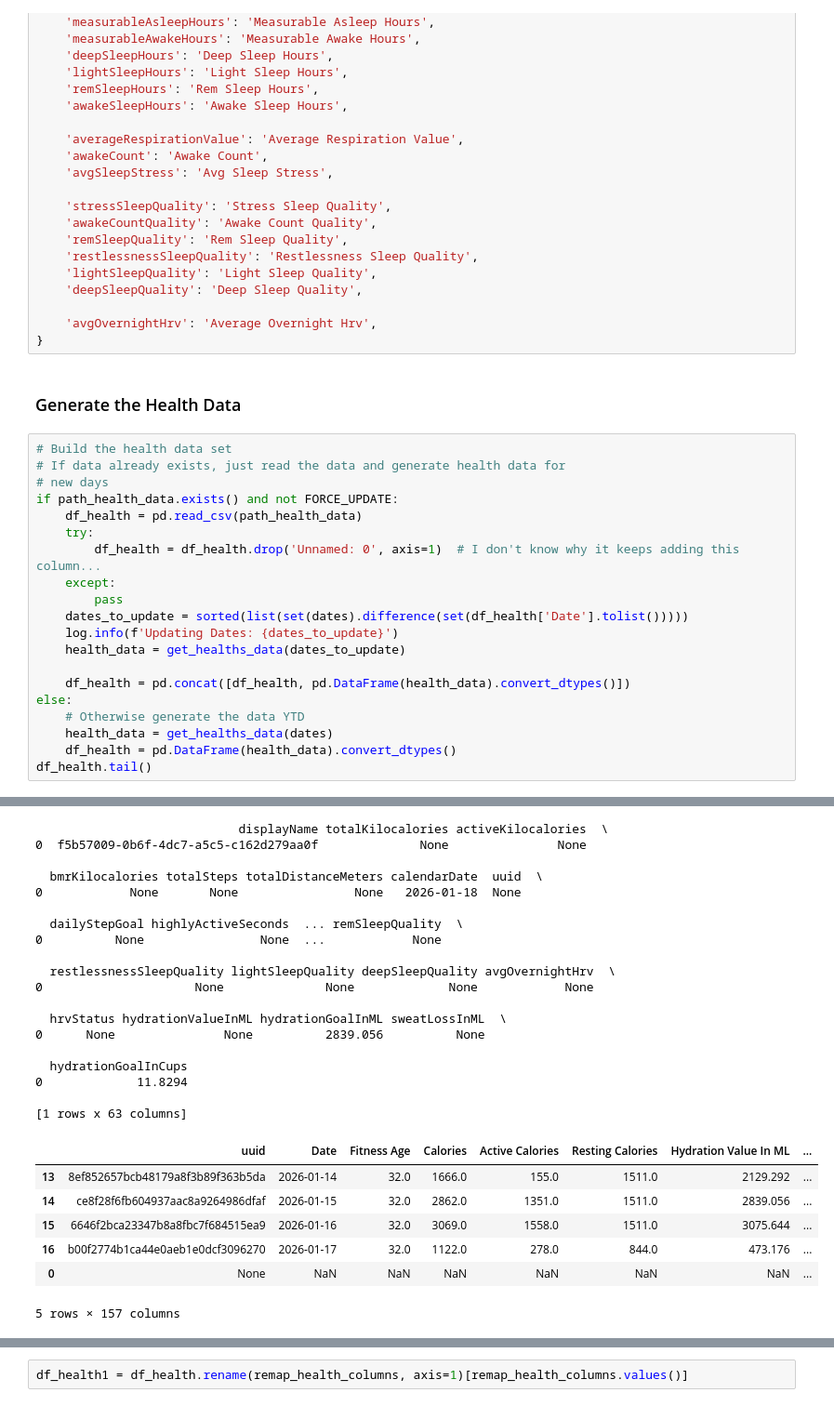
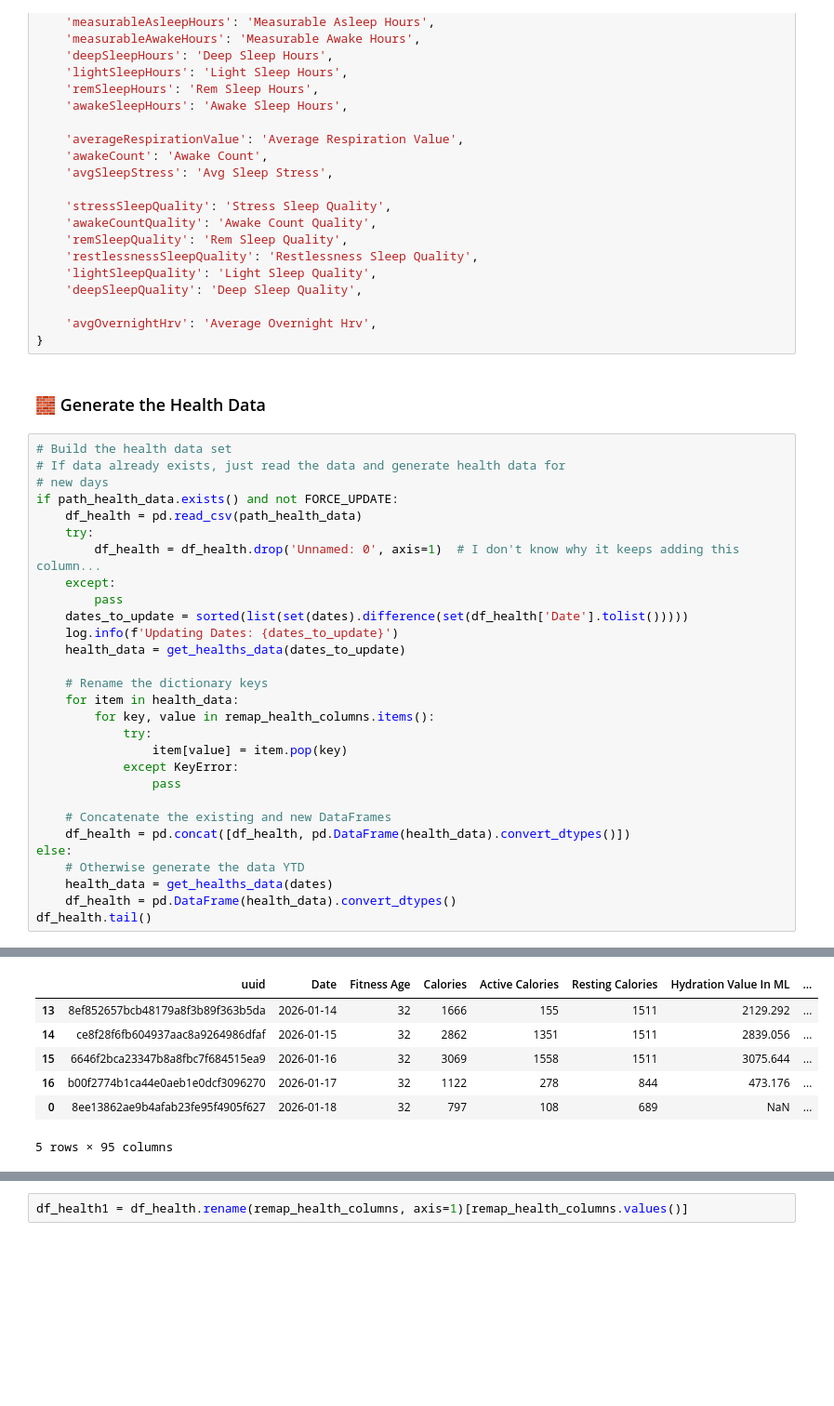
Before and after one commit to christophermagno/christophermagno, a Jupyter notebook: Projects/Personal Health Analysis/health_dataset.ipynb, the cells around one changed output, grey strips where cells are left out. Shown at 93% size. Saved outputs shown, nothing was run; the diff lists cells and outputs as text; blank space fills up the shorter version.

```diff
--- a/Projects/Personal Health Analysis/health_dataset.ipynb
+++ b/Projects/Personal Health Analysis/health_dataset.ipynb
@@ -868,7 +872,7 @@ remap_health_columns = {
     'avgOvernightHrv': 'Average Overnight Hrv',
 }
 # %% [markdown]
-### Generate the Health Data
+### 🧱 Generate the Health Data
 # %%
 # Build the health data set
 # If data already exists, just read the data and generate health data for
@@ -883,6 +887,15 @@ if path_health_data.exists() and not FORCE_UPDATE:
     log.info(f'Updating Dates: {dates_to_update}')
     health_data = get_healths_data(dates_to_update)
 
+    # Rename the dictionary keys
+    for item in health_data:
+        for key, value in remap_health_columns.items():
+            try:
+                item[value] = item.pop(key)
+            except KeyError:
+                pass
+
+    # Concatenate the existing and new DataFrames
     df_health = pd.concat([df_health, pd.DataFrame(health_data).convert_dtypes()])
 else:
     # Otherwise generate the data YTD
@@ -894,26 +907,7 @@ df_health.tail()
+|  | uuid | Date | Fitness Age | Calories | Active Calories | Resting Calories | Hydration Value In ML | ... |
+| 13 | 8ef852657bcb48179a8f3b89f363b5da | 2026-01-14 | 32 | 1666 | 155 | 1511 | 2129.292 | ... |
+| 14 | ce8f28f6fb604937aac8a9264986dfaf | 2026-01-15 | 32 | 2862 | 1351 | 1511 | 2839.056 | ... |
+| 15 | 6646f2bca23347b8a8fbc7f684515ea9 | 2026-01-16 | 32 | 3069 | 1558 | 1511 | 3075.644 | ... |
+| 16 | b00f2774b1ca44e0aeb1e0dcf3096270 | 2026-01-17 | 32 | 1122 | 278 | 844 | 473.176 | ... |
+| 0 | 8ee13862ae9b4afab23fe95f4905f627 | 2026-01-18 | 32 | 797 | 108 | 689 | NaN | ... |
-                            displayName totalKilocalories activeKilocalories  \
-0  f5b57009-0b6f-4dc7-a5c5-c162d279aa0f              None               None
-
-  bmrKilocalories totalSteps totalDistanceMeters calendarDate  uuid  \
-0            None       None                None   2026-01-18  None
-
-  dailyStepGoal highlyActiveSeconds  ... remSleepQuality  \
-0          None                None  ...            None
-
-  restlessnessSleepQuality lightSleepQuality deepSleepQuality avgOvernightHrv  \
-0                     None              None             None            None
-
-  hrvStatus hydrationValueInML hydrationGoalInML sweatLossInML  \
-0      None               None          2839.056          None
-
-  hydrationGoalInCups
-0             11.8294
-
-[1 rows x 63 columns]
+5 rows × 95 columns
-|  | uuid | Date | Fitness Age | Calories | Active Calories | Resting Calories | Hydration Value In ML | ... |
-| 13 | 8ef852657bcb48179a8f3b89f363b5da | 2026-01-14 | 32.0 | 1666.0 | 155.0 | 1511.0 | 2129.292 | ... |
-| 14 | ce8f28f6fb604937aac8a9264986dfaf | 2026-01-15 | 32.0 | 2862.0 | 1351.0 | 1511.0 | 2839.056 | ... |
-| 15 | 6646f2bca23347b8a8fbc7f684515ea9 | 2026-01-16 | 32.0 | 3069.0 | 1558.0 | 1511.0 | 3075.644 | ... |
-| 16 | b00f2774b1ca44e0aeb1e0dcf3096270 | 2026-01-17 | 32.0 | 1122.0 | 278.0 | 844.0 | 473.176 | ... |
-| 0 | None | NaN | NaN | NaN | NaN | NaN | NaN | ... |
-5 rows × 157 columns
```
Also changed, not shown: parts of 12 cells of this notebook, 6 other files.
